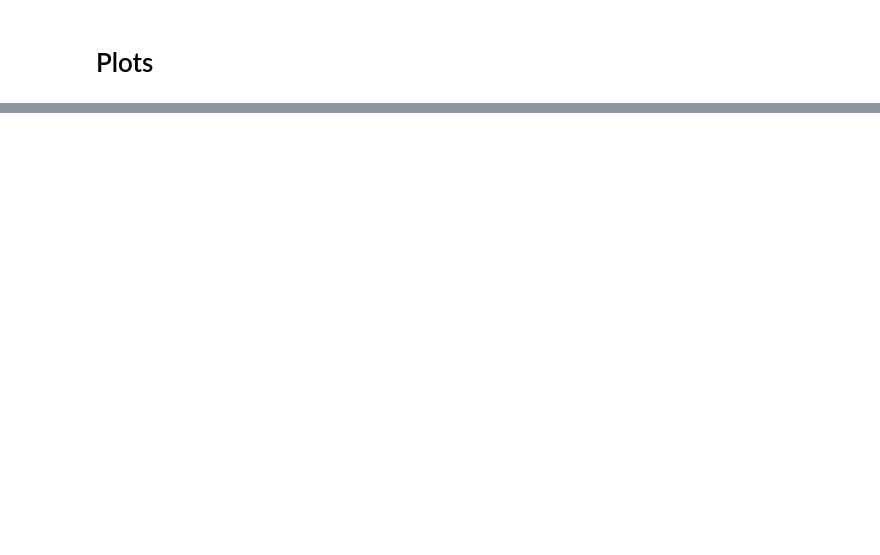
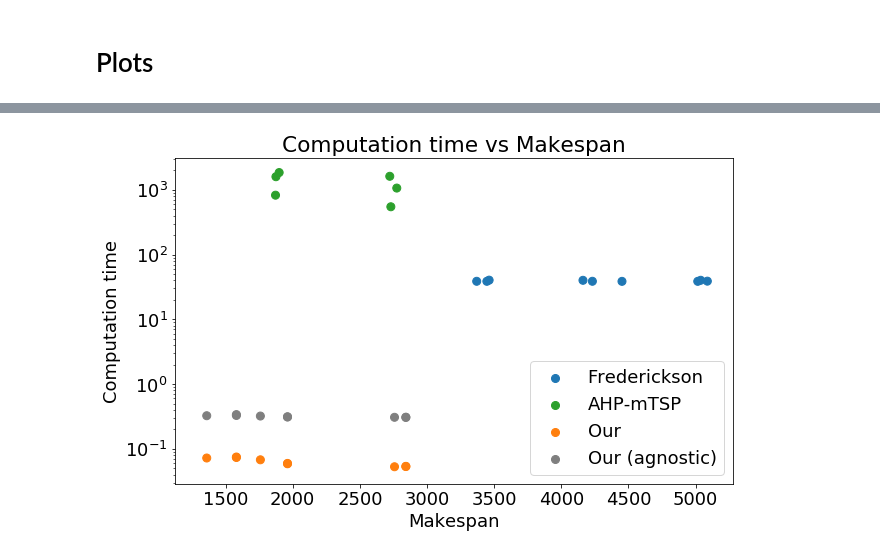
Before and after one commit to mirkosalaris/CoverageModularEnvironments, a Jupyter notebook: Notebooks/Comparison data analysis.ipynb, the cells around one changed output, grey strips where cells are left out. Cells and saved outputs as stored; diff of their text form; code cells hidden in the pictures; blank space fills up the shorter version.

```diff
--- a/Notebooks/Comparison data analysis.ipynb
+++ b/Notebooks/Comparison data analysis.ipynb
@@ -332,0 +343,25 @@ fig.savefig(SAVE_FOLDER+"time_comparison_random.pdf", bbox_inches='tight', pad_i
+# %%
+#### SCATTER PLOT Makespan vs Runtime ####
+
+s=[64]*9 # size of the dots (radius^2)
+
+fig, ax = plt.subplots() # needed to rotate the labels
+
+ax.set_title("Computation time vs Makespan")
+
+plt.yscale("log")
+
+plt.scatter(extr_30(fred_max_len_list), extr_30(fred_time_list), s=s, color="tab:blue")
+plt.scatter(extr_30(ahp_max_len_list), extr_30(ahp_time_list), s=s, color="tab:green")
+plt.scatter(extr_30(int_max_len_list), extr_30(int_time_list), s=s, color="tab:orange")
+plt.scatter(extr_30(int_max_len_list), extr_30(agnostic_int_time_list), s=s, color="tab:gray")
+
+plt.xlabel("Makespan")
+plt.ylabel("Computation time")
+
+plt.legend(("Frederickson", "AHP-mTSP", "Our", "Our (agnostic)"), loc="lower right")
+
+fig.set_size_inches(PLT_W, PLT_H)
+fig.savefig(SAVE_FOLDER+"scatter_comparison_random.pdf", bbox_inches='tight', pad_inches=0.1)
+# %% [output]
+[figure, added]
```
Also changed, not shown: parts of 12 cells of this notebook, 6 other files.
